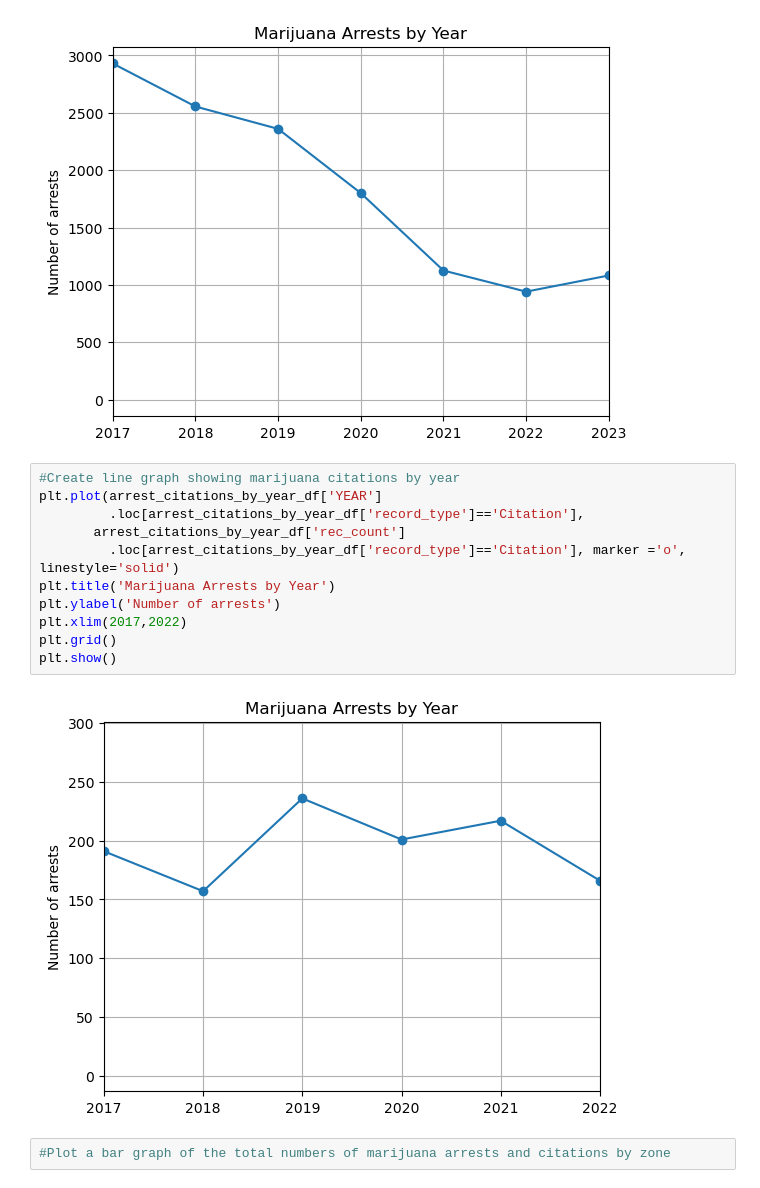
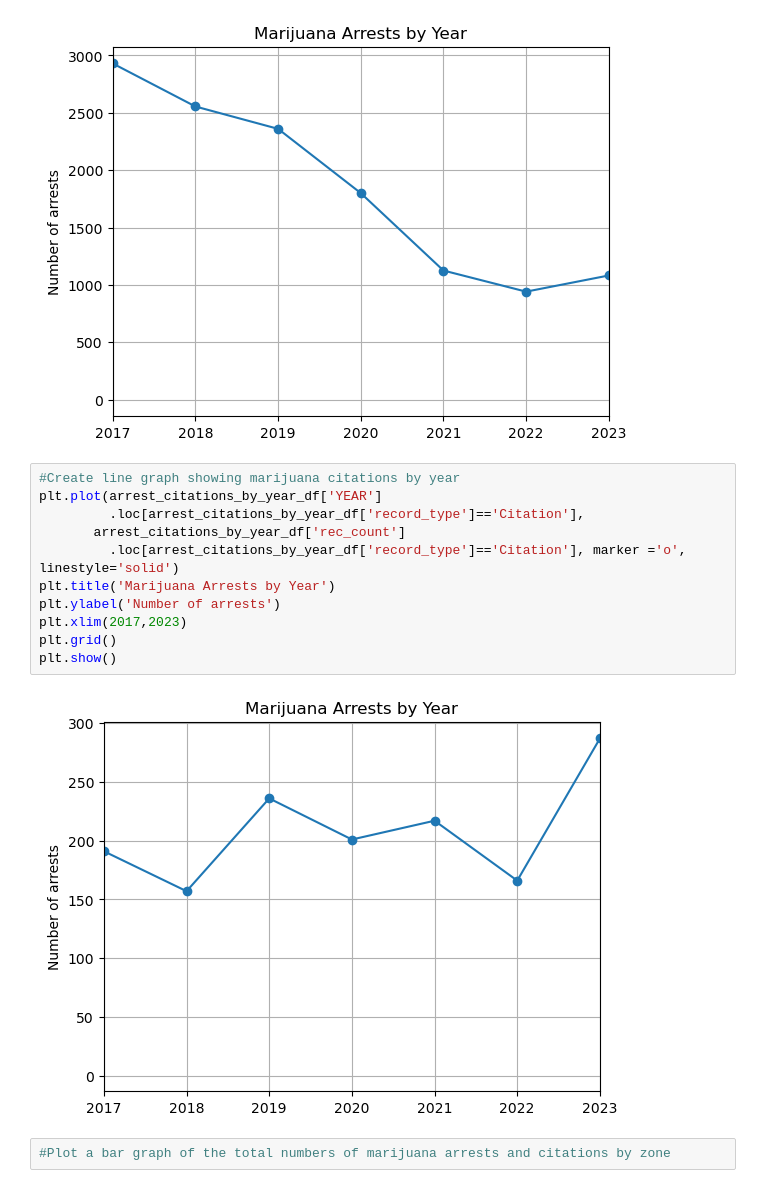
Before and after one commit to Police-Data-Accessibility-Project/caasi-help-desk, a Jupyter notebook: mj-decriminalization/MJ Graphs.ipynb, the cells around one changed output. Cells and saved outputs as stored; diff of their text form.

```diff
--- a/mj-decriminalization/MJ Graphs.ipynb
+++ b/mj-decriminalization/MJ Graphs.ipynb
@@ -370,16 +370,16 @@ plt.show()
 # %%
 #Create line graph showing marijuana citations by year
 plt.plot(arrest_citations_by_year_df['YEAR']
          .loc[arrest_citations_by_year_df['record_type']=='Citation'],
        arrest_citations_by_year_df['rec_count']
          .loc[arrest_citations_by_year_df['record_type']=='Citation'], marker ='o', linestyle='solid')
 plt.title('Marijuana Arrests by Year')
 plt.ylabel('Number of arrests')
-plt.xlim(2017,2022)
+plt.xlim(2017,2023)
 plt.grid()
 plt.show()
 # %% [output]
-[figure, old version]
+[figure, new version]
 # %%
 #Plot a bar graph of the total numbers of marijuana arrests and citations by zone
 # %%
```
Also changed, not shown: parts of 38 cells of this notebook.
